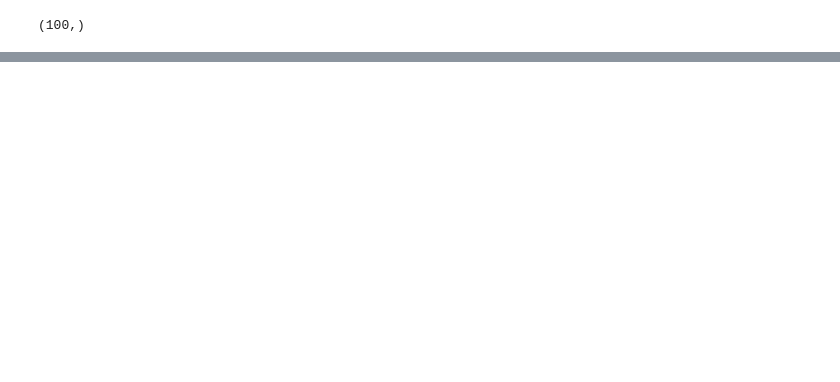
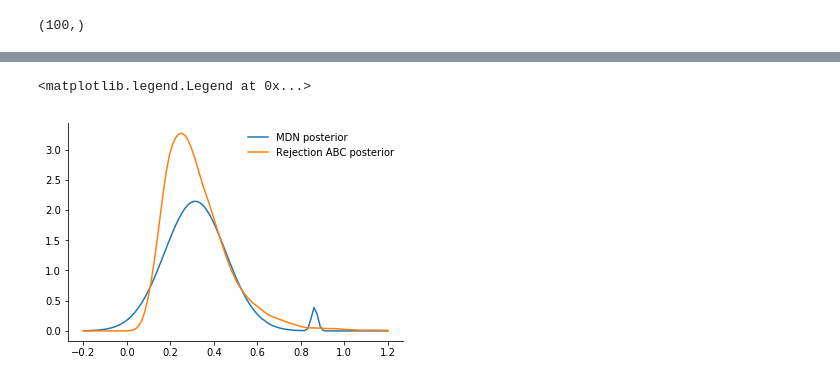
Before and after one commit to diadochos/acm2017_abc, a Jupyter notebook: notebooks/RegressionABC.ipynb, the cells around one changed output, grey strips where cells are left out. Drawn from its saved outputs; the diff is of its cells as text; code cells hidden in the pictures; blank space fills up the shorter version.

```diff
--- a/notebooks/RegressionABC.ipynb
+++ b/notebooks/RegressionABC.ipynb
@@ -165,0 +198,6 @@ plt.show()
+# %%
+NHIDDEN = 50
+KMIX = 20
+INPUT_DIM = 20
+
+model = MDN(hidden_size=NHIDDEN, num_mixtures=KMIX, input_dim=INPUT_DIM)
@@ -165,0 +237,31 @@ plt.show()
+# %%
+x_test = Variable(torch.from_numpy(np.array(y0).reshape(1, INPUT_DIM)).float())
+# %%
+(out_pi_test, out_sigma_test, out_mu_test) = model(x_test)
+
+out_pi = out_pi_test.data.numpy().T
+out_sigma = out_sigma_test.data.numpy().T
+out_mu = out_mu_test.data.numpy().T
+# %%
+xx = np.linspace(-0.2, 1.2, 100)
+
+pdf = np.array([ss.norm.pdf(xx, mu, sigma) * pi for mu, sigma, pi in zip(out_mu, out_sigma, out_pi)])
+pdf = pdf.sum(axis=0)
+
+# read reference (rejection ABC) posterior
+rej = pyabc.RejectionSampler.load('/home/dominik/Dropbox/Studium/AppliedCognitiveModelling2017/ABC/03 data/ex02/rej_10000_0.pkl')
+rej.Thetas
+
+rej_thetas = rej.Thetas[:,0]
+rej_kde = ss.kde.gaussian_kde(rej_thetas)
+rej_dens = rej_kde(xx)
+
+f, ax = plt.subplots()
+ax.plot(xx, pdf, label='MDN posterior')
+ax.plot(xx, rej_dens, label='Rejection ABC posterior')
+ax.spines["top"].set_visible(False)
+ax.spines["right"].set_visible(False)
+ax.legend(frameon=False)
+# %% [output]
+<matplotlib.legend.Legend at 0x...>
+[figure, added]
```
Also changed, not shown: parts of 13 cells of this notebook, 1 other file.
